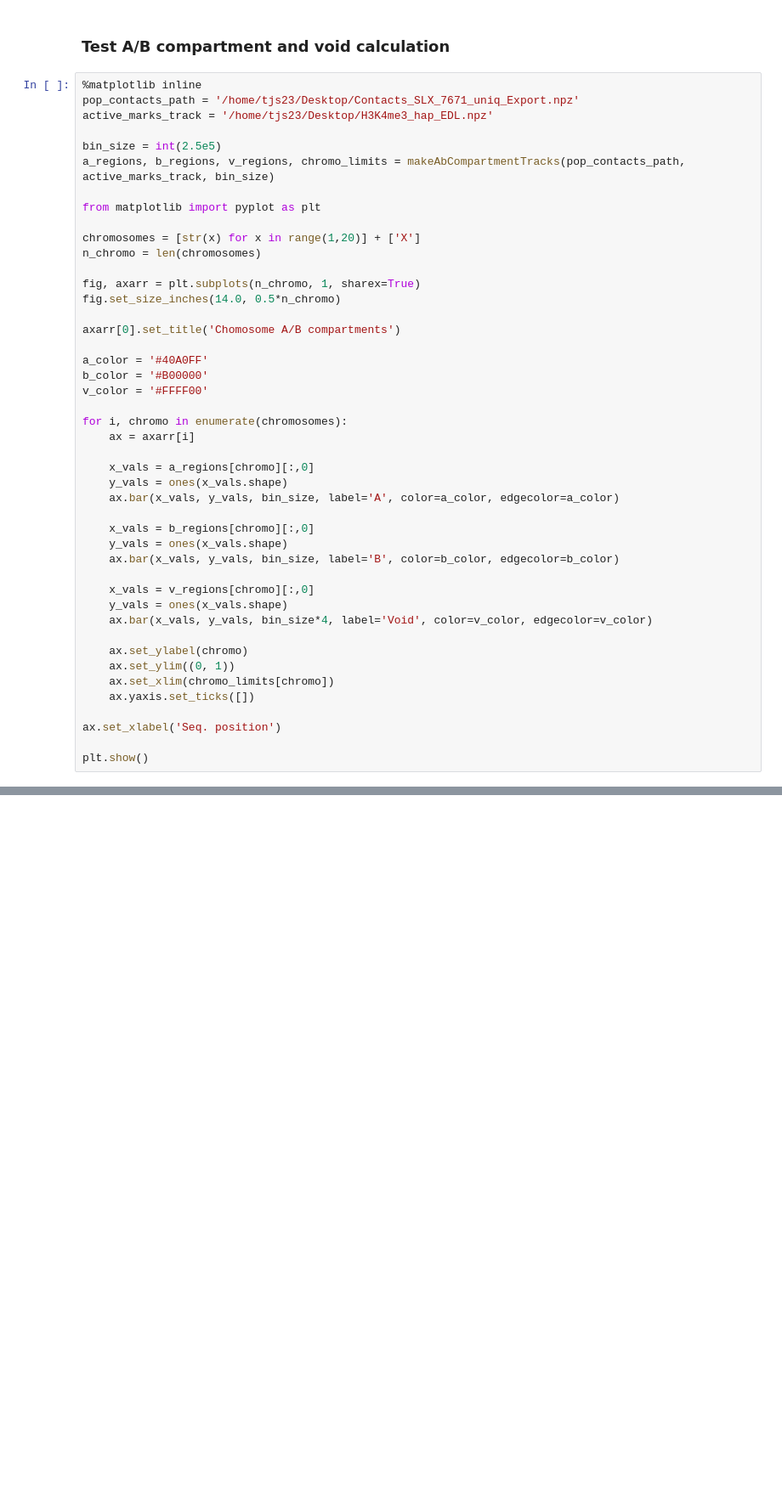
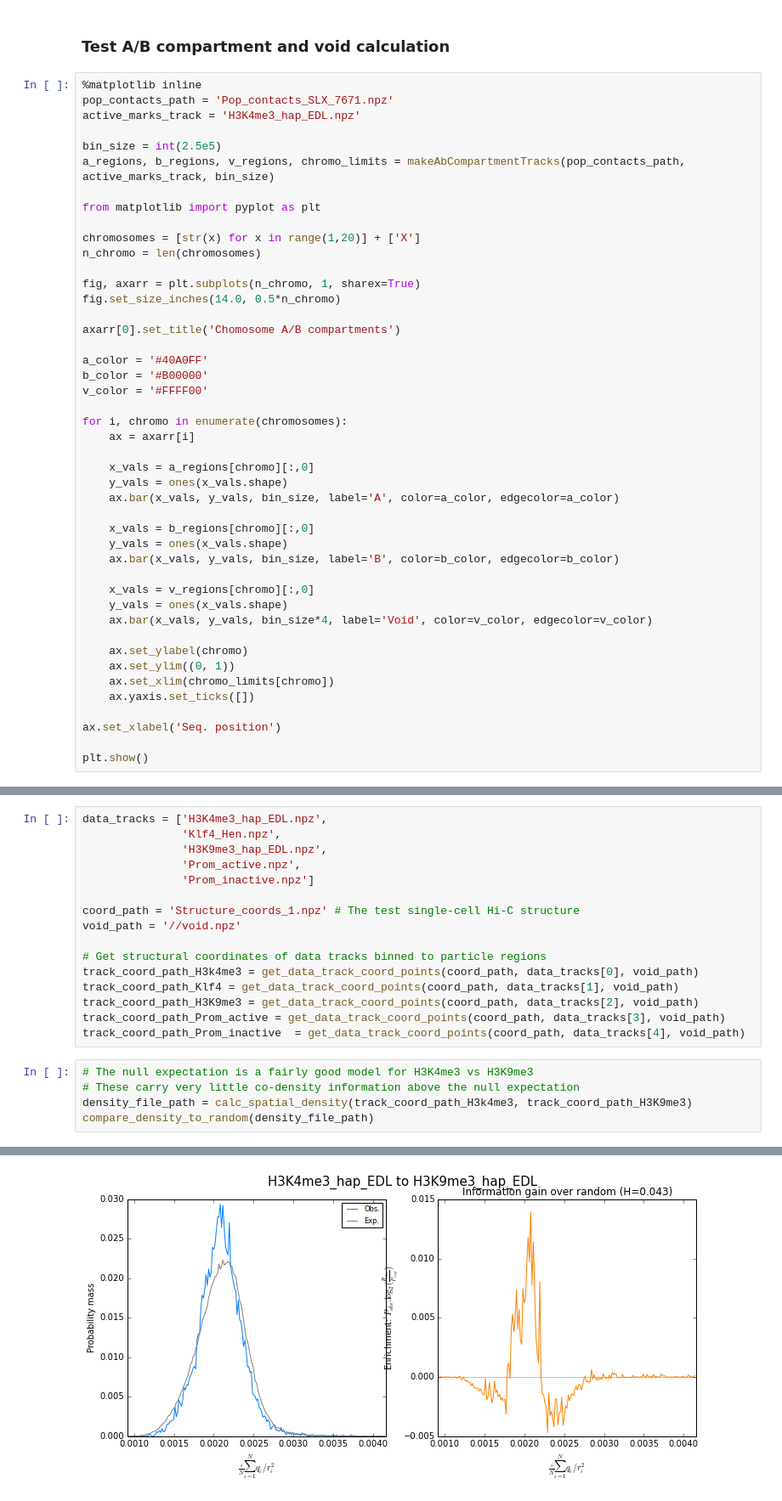
Before and after one commit to TheLaueLab/genome_structure_analysis, a Jupyter notebook: Genome_structure_analysis.ipynb, the cells around one changed output, grey strips where cells are left out. Shown at 85% size. Drawn from its saved outputs; the diff is of its cells as text; blank space fills up the shorter version.

Commit message:
Added spatial density analysis

```diff
--- a/Genome_structure_analysis.ipynb
+++ b/Genome_structure_analysis.ipynb
@@ -602,8 +689,8 @@ def makeAbCompartmentTracks(pop_contacts_path, active_marks_track, binSize=int(2
 ### Test A/B compartment and void calculation
 # %%
 %matplotlib inline
-pop_contacts_path = '/home/tjs23/Desktop/Contacts_SLX_7671_uniq_Export.npz'
-active_marks_track = '/home/tjs23/Desktop/H3K4me3_hap_EDL.npz'
+pop_contacts_path = 'Pop_contacts_SLX_7671.npz'
+active_marks_track = 'H3K4me3_hap_EDL.npz'
 
 bin_size = int(2.5e5)
 a_regions, b_regions, v_regions, chromo_limits = makeAbCompartmentTracks(pop_contacts_path, active_marks_track, bin_size)
@@ -649,0 +1060,22 @@ plt.show()
+# %%
+data_tracks = ['H3K4me3_hap_EDL.npz',
+               'Klf4_Hen.npz',
+               'H3K9me3_hap_EDL.npz',
+               'Prom_active.npz',
+               'Prom_inactive.npz']
+
+coord_path = 'Structure_coords_1.npz' # The test single-cell Hi-C structure
+void_path = '//void.npz'
+
+# Get structural coordinates of data tracks binned to particle regions
+track_coord_path_H3k4me3 = get_data_track_coord_points(coord_path, data_tracks[0], void_path)
+track_coord_path_Klf4 = get_data_track_coord_points(coord_path, data_tracks[1], void_path)
+track_coord_path_H3K9me3 = get_data_track_coord_points(coord_path, data_tracks[2], void_path)
+track_coord_path_Prom_active = get_data_track_coord_points(coord_path, data_tracks[3], void_path)
+track_coord_path_Prom_inactive  = get_data_track_coord_points(coord_path, data_tracks[4], void_path)
+# %%
+# The null expectation is a fairly good model for H3K4me3 vs H3K9me3
+# These carry very little co-density information above the null expectation
+density_file_path = calc_spatial_density(track_coord_path_H3k4me3, track_coord_path_H3K9me3)
+compare_density_to_random(density_file_path)
+# %% [output]
@@ -649,0 +1083 @@ plt.show()
+[figure, added]
```
Also changed, not shown: parts of 10 cells of this notebook.
